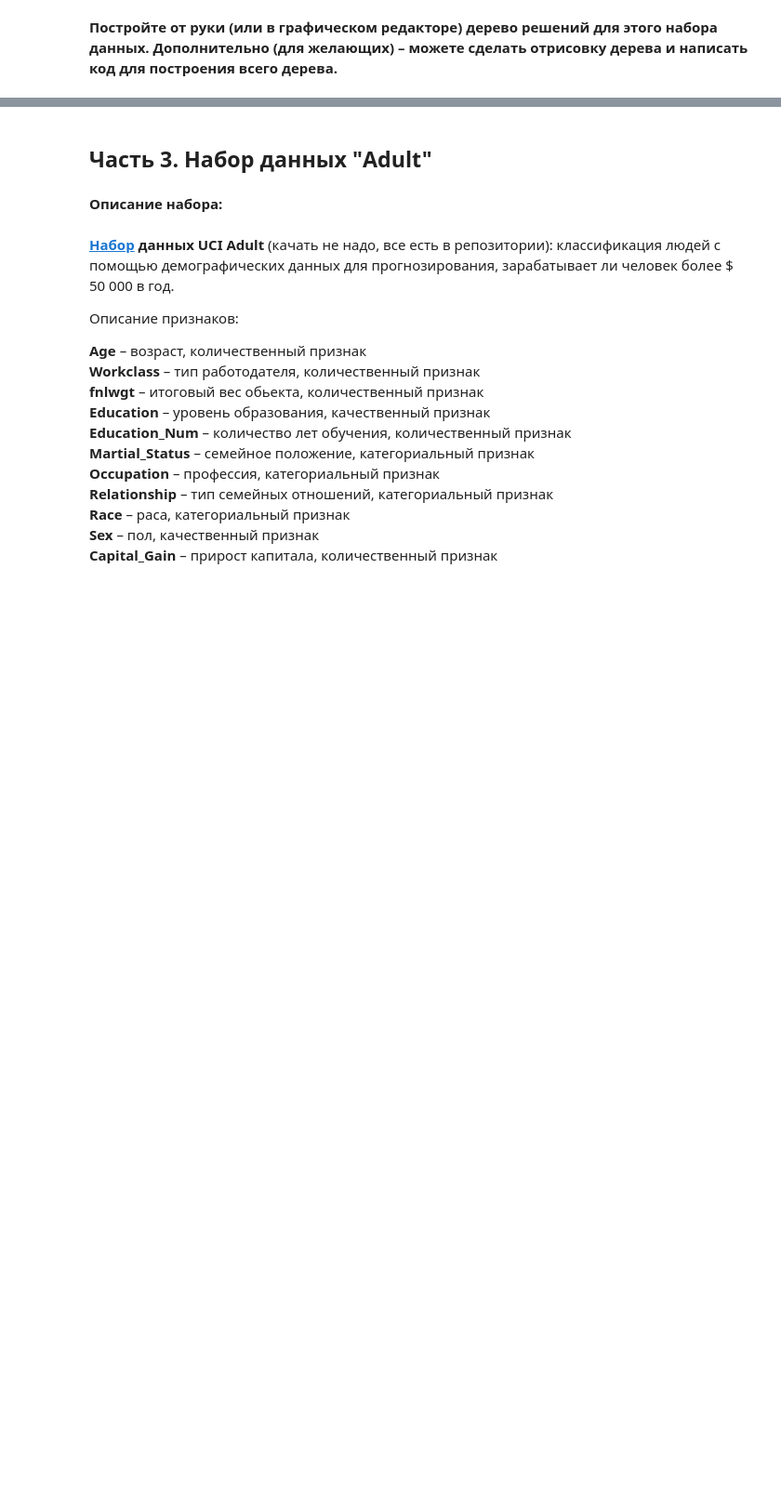
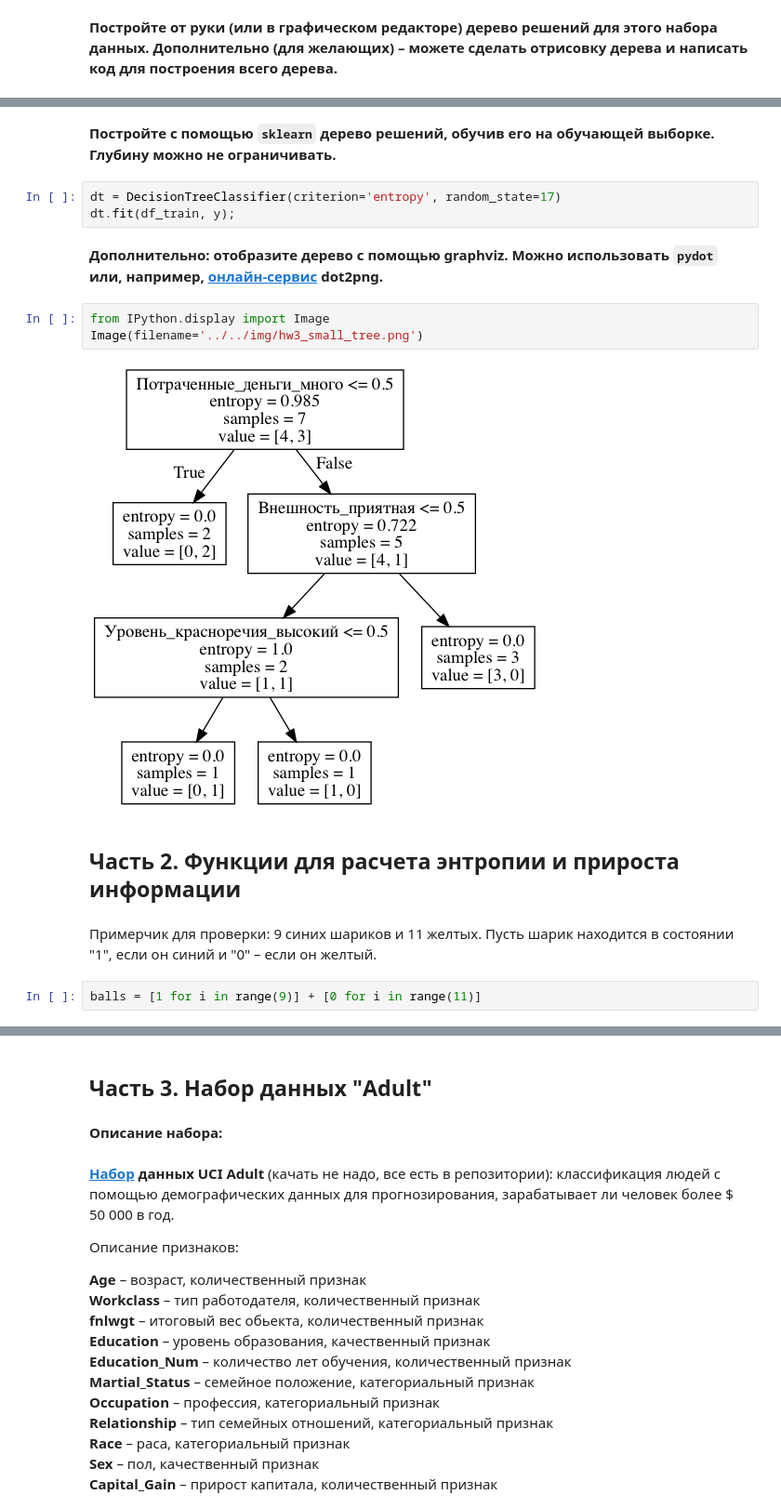
Before and after one commit to asurovenko/aad, a Jupyter notebook: lab3/3.ipynb, the cells around one changed output, grey strips where cells are left out. Shown at 93% size. Drawn from its saved outputs; the diff is of its cells as text; blank space fills up the shorter version.

```diff
--- a/lab3/3.ipynb
+++ b/lab3/3.ipynb
@@ -110,0 +134,18 @@ df_test
+# %% [markdown]
+**Постройте с помощью `sklearn` дерево решений, обучив его на обучающей выборке. Глубину можно не ограничивать.**
+# %%
+dt = DecisionTreeClassifier(criterion='entropy', random_state=17)
+dt.fit(df_train, y);
+# %% [markdown]
+**Дополнительно: отобразите дерево с помощью graphviz. Можно использовать `pydot` или, например, [онлайн-сервис](https://www.coolutils.com/ru/online/DOT-to-PNG) dot2png.**
+# %%
+from IPython.display import Image
+Image(filename='../../img/hw3_small_tree.png')
+# %% [output]
+[figure, added]
+# %% [markdown]
+## Часть 2. Функции для расчета энтропии и прироста информации
+# %% [markdown]
+Примерчик для проверки: 9 синих шариков и 11 желтых. Пусть шарик находится в состоянии "1", если он синий и "0" – если он желтый.
+# %%
+balls = [1 for i in range(9)] + [0 for i in range(11)]
```
Also changed, not shown: parts of 58 cells of this notebook, 1 other file.
